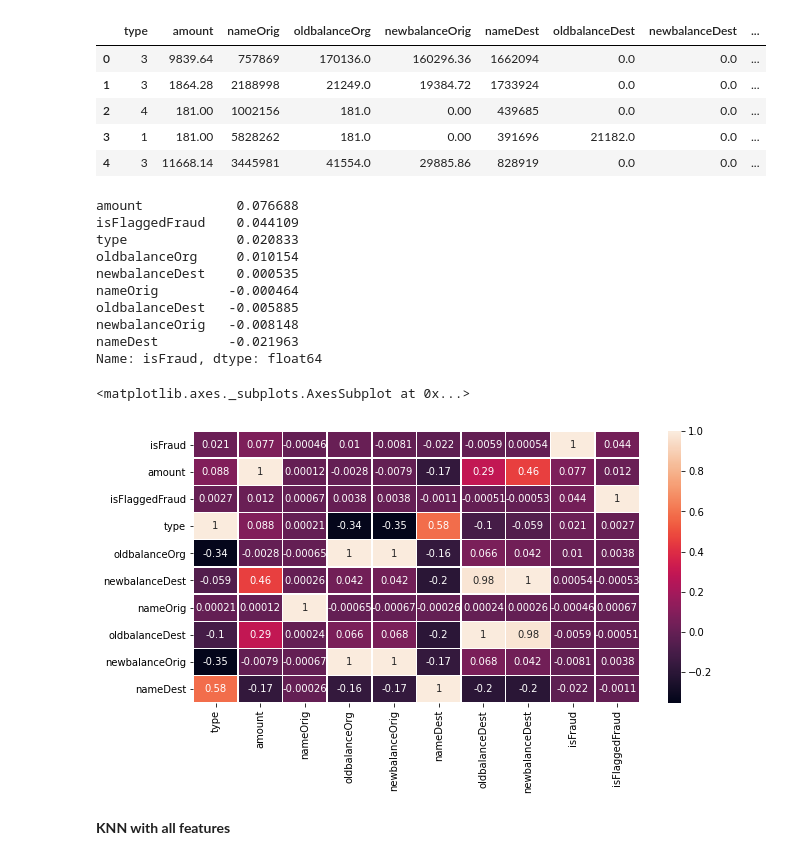
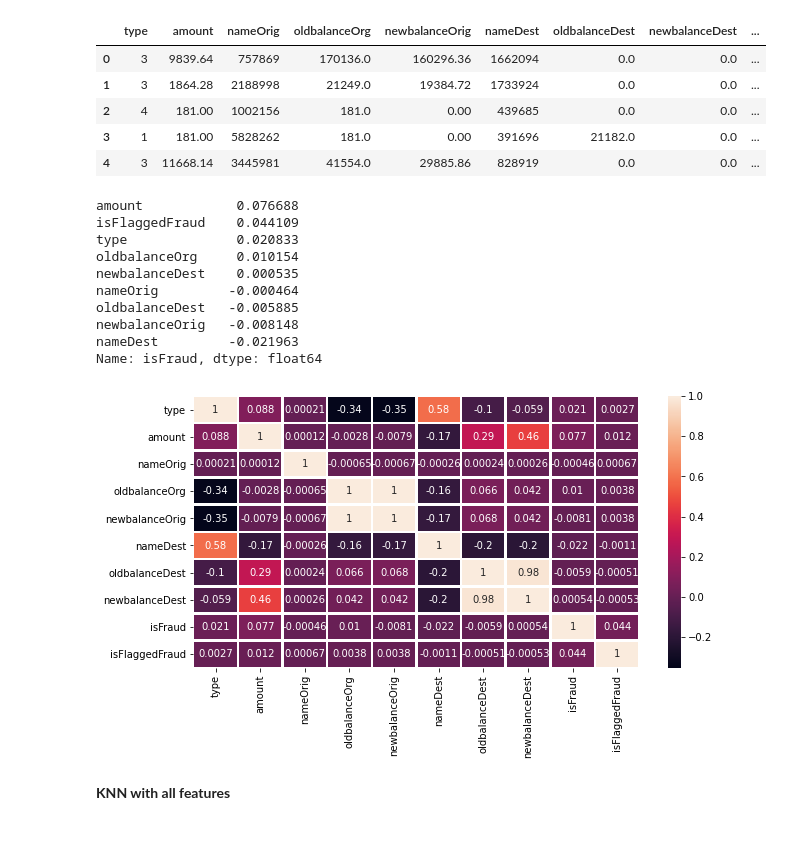
Before and after one commit to jwallace22/DSP-CreditFraudDetection, a Jupyter notebook: KNN/KNN_main.ipynb, the cells around one changed output. Saved outputs shown, nothing was run; the diff lists cells and outputs as text; code cells hidden in the pictures.

```diff
--- a/KNN/KNN_main.ipynb
+++ b/KNN/KNN_main.ipynb
@@ -72,25 +73,22 @@ finInfo.head()
 # %%
 
 Correlation = finInfo.corr()
+plt.figure(figsize=(10,5))
+sns.heatmap(Correlation, xticklabels=Correlation.columns, yticklabels=Correlation.columns, annot=True, linewidth = 1.5)
 Correlation.sort_values(by=["isFraud"],ascending=False,inplace=True)
 Correlation["isFraud"][1:]
 # %% [output]
 amount            0.076688
 isFlaggedFraud    0.044109
 type              0.020833
 oldbalanceOrg     0.010154
 newbalanceDest    0.000535
 nameOrig         -0.000464
 oldbalanceDest   -0.005885
 newbalanceOrig   -0.008148
 nameDest         -0.021963
 Name: isFraud, dtype: float64
+[figure, added]
-# %%
-plt.figure(figsize=(10,5))
-sns.heatmap(Correlation,annot=True, linewidth=0.5)
-# %% [output]
-<matplotlib.axes._subplots.AxesSubplot at 0x...>
-[figure, removed]
 # %% [markdown]
 **KNN with all features**
 # %%
```
Also changed, not shown: parts of 6 cells of this notebook, 1 other file.
